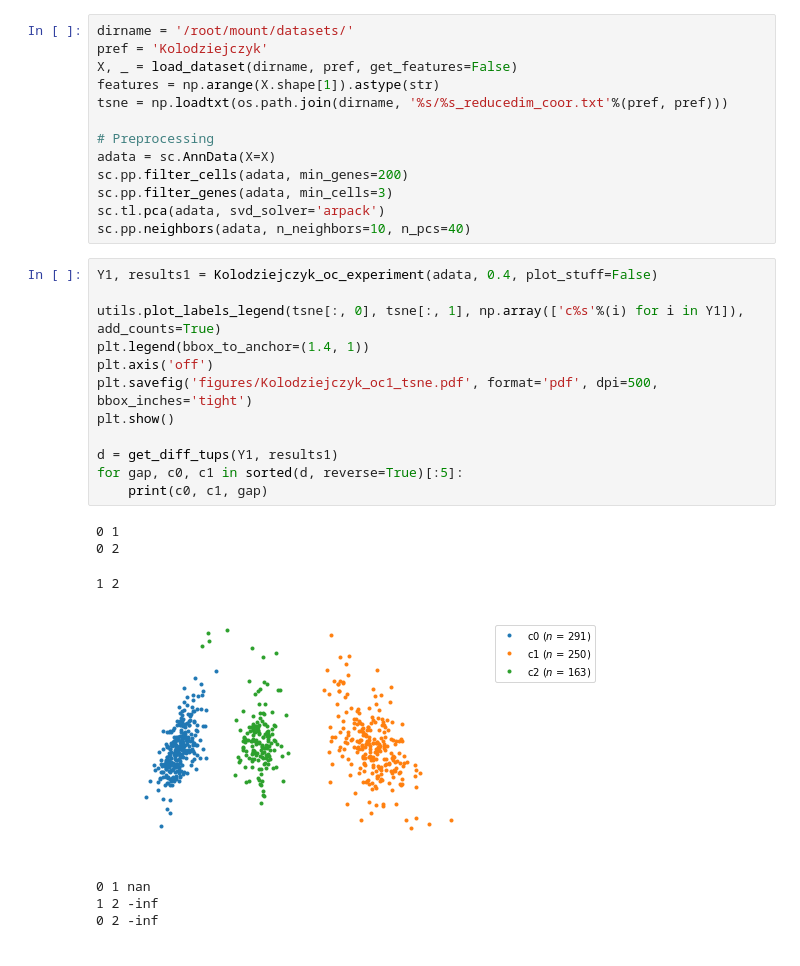
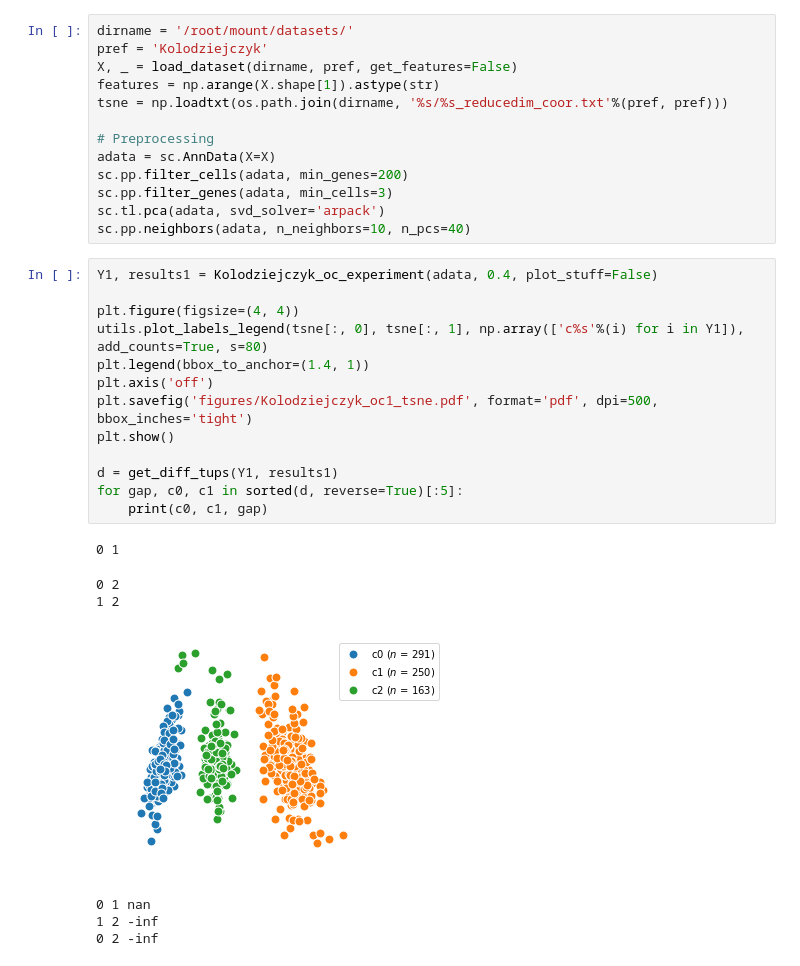
Before and after one commit to jessemzhang/tn_test, a Jupyter notebook: experiments/experiments_kolodziejczyk.ipynb, the cells around one changed output. Saved outputs shown, nothing was run; the diff lists cells and outputs as text.

Commit message:
made tsne plots prettier for paper/slides

```diff
--- a/experiments/experiments_kolodziejczyk.ipynb
+++ b/experiments/experiments_kolodziejczyk.ipynb
@@ -144,20 +144,21 @@ sc.pp.neighbors(adata, n_neighbors=10, n_pcs=40)
 # %%
 Y1, results1 = Kolodziejczyk_oc_experiment(adata, 0.4, plot_stuff=False)
 
-utils.plot_labels_legend(tsne[:, 0], tsne[:, 1], np.array(['c%s'%(i) for i in Y1]), add_counts=True)
+plt.figure(figsize=(4, 4))
+utils.plot_labels_legend(tsne[:, 0], tsne[:, 1], np.array(['c%s'%(i) for i in Y1]), add_counts=True, s=80)
 plt.legend(bbox_to_anchor=(1.4, 1))
 plt.axis('off')
 plt.savefig('figures/Kolodziejczyk_oc1_tsne.pdf', format='pdf', dpi=500, bbox_inches='tight')
 plt.show()
 
 d = get_diff_tups(Y1, results1)
 for gap, c0, c1 in sorted(d, reverse=True)[:5]:
     print(c0, c1, gap)
 # %% [output]
 0 1
-0 2
+0 2
 1 2
-[figure, old version]
+[figure, new version]
 0 1 nan
 1 2 -inf
 0 2 -inf
```
Also changed, not shown: parts of 1 cell of this notebook, 5 other files.
